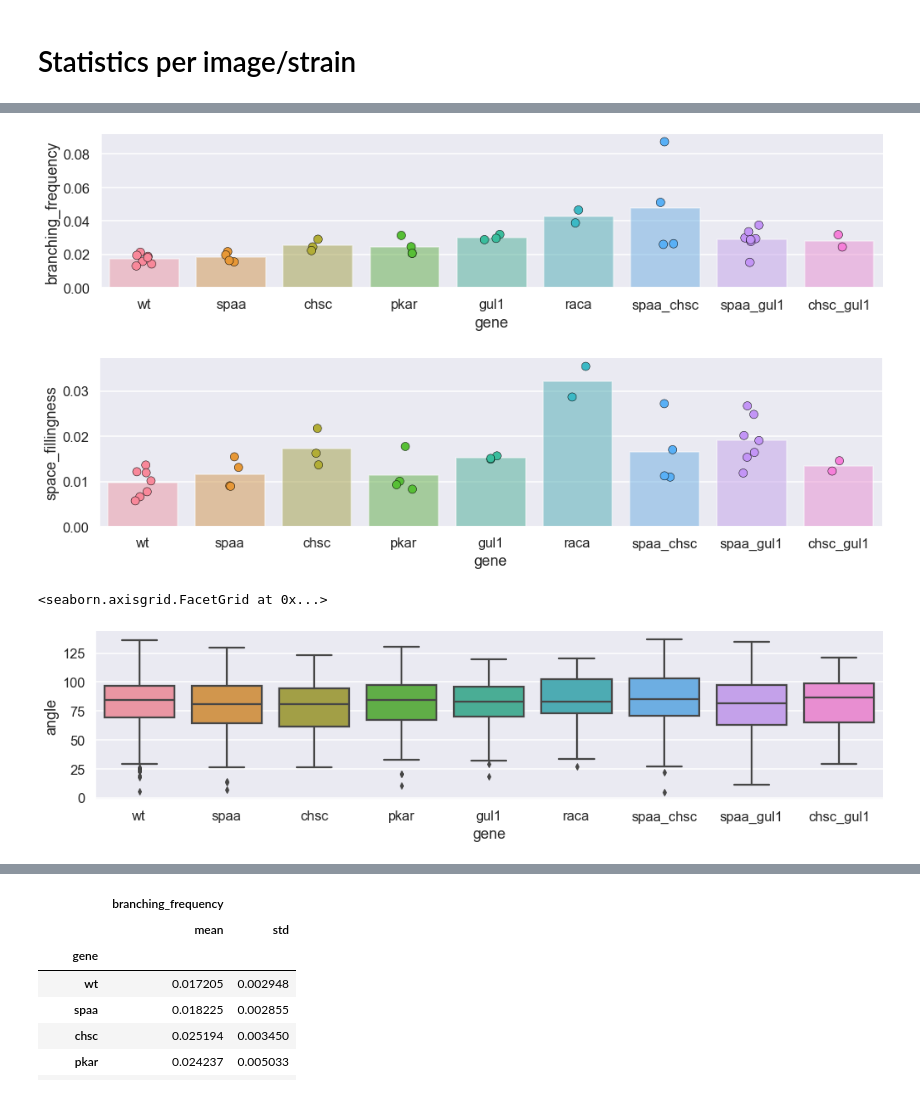
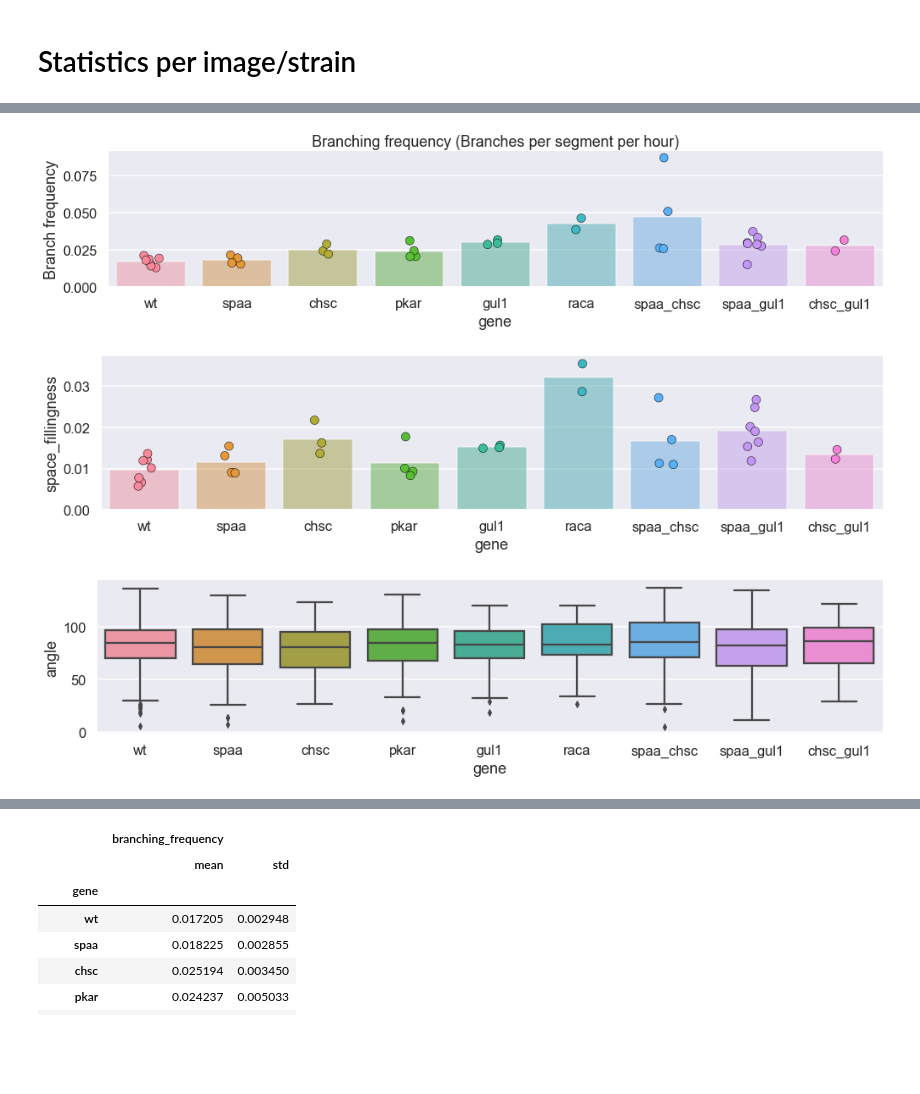
Before and after one commit to jcd12/imaging-biobuilders, a Jupyter notebook: plots (spider, bar, distribution, fermentation).ipynb, the cells around one changed output, grey strips where cells are left out. Saved outputs shown, nothing was run; the diff lists cells and outputs as text; code cells hidden in the pictures; blank space fills up the shorter version.

```diff
--- a/plots (spider, bar, distribution, fermentation).ipynb
+++ b/plots (spider, bar, distribution, fermentation).ipynb
@@ -237,23 +237,28 @@ ax = sns.stripplot(data=strain_stats, x="gene", hue="gene",
                    order = gene_order, hue_order = gene_order)
 
 ax.legend_.remove()
-
+plt.title("Branching frequency (Branches per segment per hour)")
+plt.ylabel("Branch frequency")
 plt.tight_layout()
 
-plt.savefig("branching.jpg")
+plt.savefig("branching.jpg", dpi=600)
 # %% [output]
-[figure, old version]
+[figure, new version]
 # %%
 sns.catplot(data=strain_stats, x="gene", y="space_fillingness",
             alpha=0.5, ci=False, aspect=4, kind="bar", legend_out=True, height=3.5,
             order = gene_order)
 ax = sns.stripplot(data=strain_stats, x="gene", hue="gene",
                    y="space_fillingness", edgecolor="k", linewidth=0.5, size=10,
                    order = gene_order, hue_order = gene_order)
 
 ax.legend_.remove()
+
+plt.tight_layout()
+
+plt.savefig("space.png", dpi=600)
 # %% [output]
-[figure, old version]
+[figure, new version]
 # %%
 angle_df = strain_stats.loc[:, ["gene", "angle"]].copy()
 angle_df = angle_df.explode('angle')
@@ -264,9 +269,12 @@ sns.catplot(data=angle_df, x="gene", y="angle", kind="box", aspect=4, height=3.5
 
 #g = sns.FacetGrid(data=angle_df, hue="gene", xlim=(0, 180))
 #g.map(sns.boxplot, "angle")
+
+plt.tight_layout()
+
+plt.savefig("angle.png", dpi=600)
 # %% [output]
-<seaborn.axisgrid.FacetGrid at 0x...>
-[figure, old version]
+[figure, new version]
 # %%
 curvature_df = strain_stats.loc[:, ["gene", "curvature"]].copy()
 curvature_df = curvature_df.explode('curvature')
```
Also changed, not shown: parts of 18 cells of this notebook, 7 other files.
